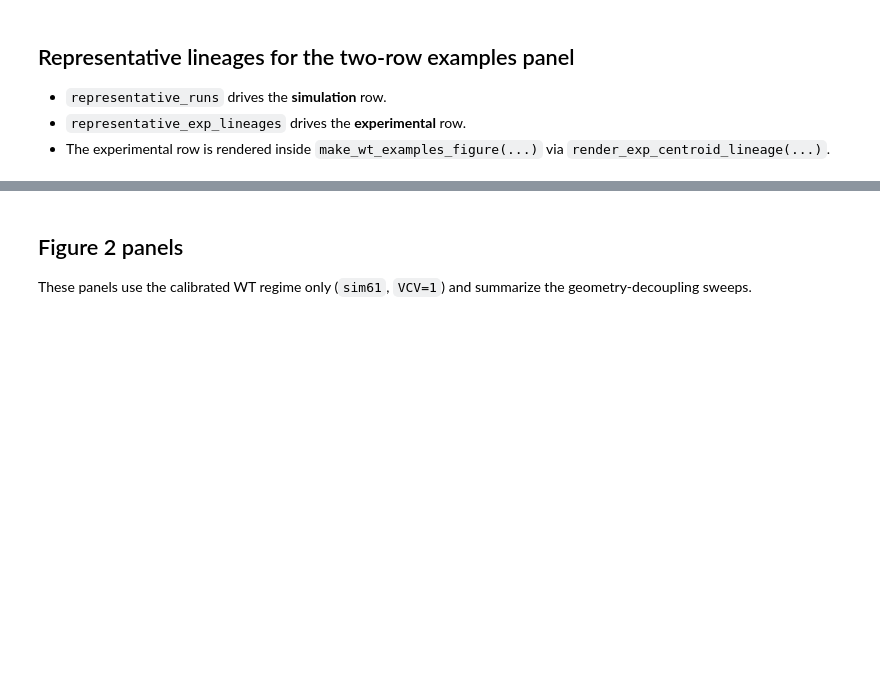
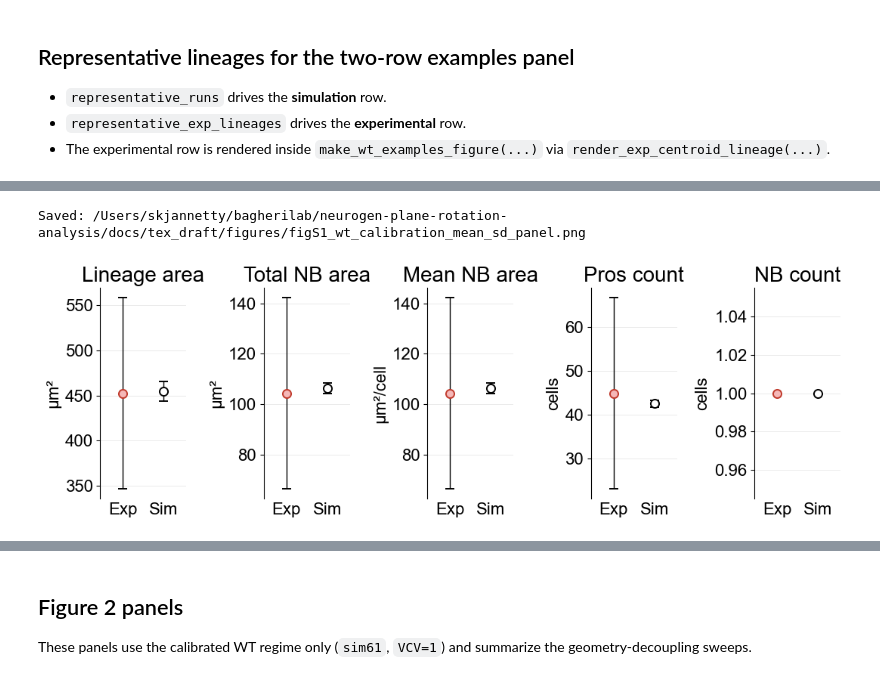
Before and after one commit to Jannetty/drosophila-neuroblast-CPM-analysis, a Jupyter notebook: docs/tex_draft/figure12_paper_figures.ipynb, the cells around one changed output, grey strips where cells are left out. Saved outputs shown, nothing was run; the diff lists cells and outputs as text; code cells hidden in the pictures; blank space fills up the shorter version.

```diff
--- a/docs/tex_draft/figure12_paper_figures.ipynb
+++ b/docs/tex_draft/figure12_paper_figures.ipynb
@@ -431,3 +605,48 @@ Saved: /Users/skjannetty/bagherilab/neurogen-plane-rotation-analysis/docs/tex_dr
+# %%
+def make_wt_calibration_mean_sd_figure() -> tuple[plt.Figure, list[plt.Axes]]:
+    fig, axes = plt.subplots(1, len(METRIC_SPECS), figsize=(11.0, 3.8))
+
+    for ax, spec in zip(axes, METRIC_SPECS):
+        exp_values = metric_display_values(exp_wt_lineages[spec["key"]].astype(float).to_numpy(), spec)
+        sim_values = metric_display_values(wt_runs[spec["key"]].astype(float).to_numpy(), spec)
+
+        for pos, (values, color, edge_color) in enumerate(
+            [
+                (exp_values, EXP_FILL_COLOR, EXP_MEDIAN_COLOR),
+                (sim_values, "white", "black"),
+            ],
+            start=1,
+        ):
+            mean = float(np.mean(values))
+            sd = float(np.std(values, ddof=1))
+            ax.errorbar(
+                pos, mean, yerr=sd,
+                fmt="o", color=color, ecolor="black",
+                elinewidth=1.0, capsize=4, capthick=1.0,
+                markeredgecolor=edge_color, markeredgewidth=1.4,
+                markersize=8, zorder=3,
+            )
+
+        ax.set_xlim(0.45, 2.55)
+        ax.set_xticks([1.0, 2.0], ["Exp", "Sim"])
+        ax.set_title(spec["title"])
+        ax.set_ylabel(spec["unit"])
+        style_calibration_axis(ax)
+
+    fig.tight_layout()
+    return fig, list(axes)
+
+
+mean_sd_fig, _ = make_wt_calibration_mean_sd_figure()
+mean_sd_png = FIG_DIR / "figS1_wt_calibration_mean_sd_panel.png"
+mean_sd_pdf = FIG_DIR / "figS1_wt_calibration_mean_sd_panel.pdf"
+mean_sd_fig.savefig(mean_sd_png, bbox_inches="tight", facecolor="white")
+mean_sd_fig.savefig(mean_sd_pdf, bbox_inches="tight", facecolor="white")
+print(f"Saved: {mean_sd_png}")
+plt.show()
+# %% [output]
+Saved: /Users/skjannetty/bagherilab/neurogen-plane-rotation-analysis/docs/tex_draft/figures/figS1_wt_calibration_mean_sd_panel.png
+[figure, added]
 # %%
 examples_fig, examples_axes = make_wt_examples_figure(representative_runs, representative_exp_lineages)
 examples_png = FIG_DIR / "figure1_wt_examples_panel.png"
```
Also changed, not shown: parts of 8 cells of this notebook, 20 other files.
